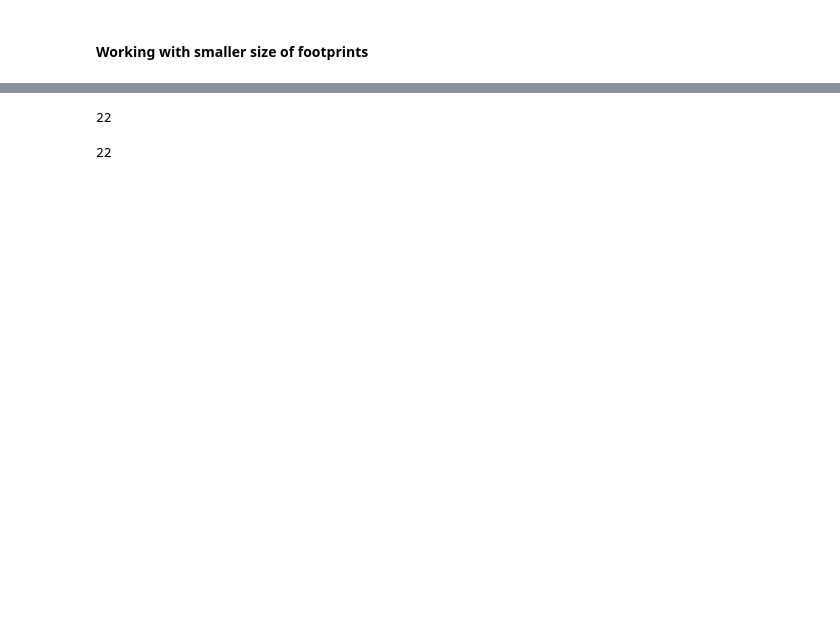
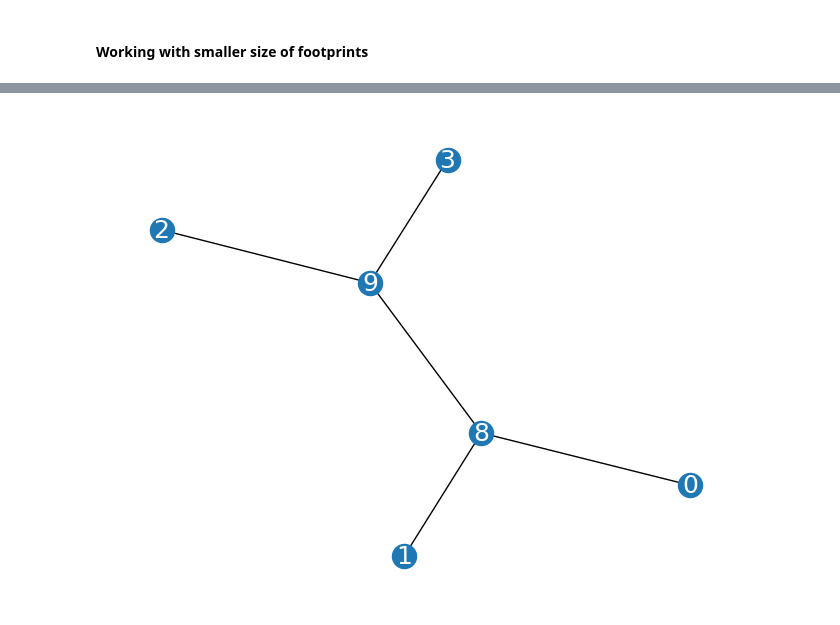
Before and after one commit to SummerHA90/2D_footprint_clustering, a Jupyter notebook: Prototyping_extbound_node_edge_weights.ipynb, the cells around one changed output, grey strips where cells are left out. Cells and saved outputs as stored; diff of their text form; code cells hidden in the pictures; blank space fills up the shorter version.

```diff
--- a/Prototyping_extbound_node_edge_weights.ipynb
+++ b/Prototyping_extbound_node_edge_weights.ipynb
@@ -308,3 +310,24 @@ all_node_ls_dict
   41: 35.462918304432826},
  {0: 0.0, 1: 0.0, 2: 0.0, 3: 0.0, 8: 5.070899115906369, 9: 5.077255974403495},
  {0: 0.0, 1: 0.0, 2: 0.0, 3: 0.0, 8: 5.320905914963464, 9: 5.343037799805207}]
+# %%
+# normalize the node_ls
+all_max_x_list = []
+all_min_x_list = []
+for item in all_node_ls_dict:
+    for key, value in item.items():
+        max_x = max(item.values())
+        min_x = min(item.values())
+        all_max_x_list.append(max_x)
+        all_min_x_list.append(min_x)
+    upper_x = max(all_max_x_list)
+    lower_x = min(all_min_x_list)
+print(f'max: {upper_x}')
+print(f'min: {lower_x}')
+
+for item in all_node_ls_dict:
+    for key, value in item.items():
+        #print(f'value:{value}')
+        item[key] = value/upper_x
+
+print(f'after{all_node_ls_dict}')
@@ -684,8 +632,17 @@ gs_149 = skeleton2networkx(ske_149)
+# %%
+# print networkx graphs
+nx.draw(gs_2, with_labels=True, font_size=18, font_color='white')
+# nx.draw(gs_151, with_labels=True, font_size=18, font_color='white')
+# nx.draw(gs_155, with_labels=True, font_size=18, font_color='white')
+# nx.draw(gs_183, with_labels=True, font_size=18, font_color='white')
+# nx.draw(gs_221, with_labels=True, font_size=18, font_color='white')
+# nx.draw(gs_224, with_labels=True, font_size=18, font_color='white')
+# nx.draw(gs_150, with_labels=True, font_size=18, font_color='white')
+# %% [output]
+[figure, added]
 # %%
-subset_ske = [ske_2,ske_151,ske_155,ske_183,ske_221,ske_224,ske_150,ske_132,ske_250,ske_0,ske_107,ske_87,ske_145,ske_84,ske_123,ske_110,ske_113,ske_240,ske_242,ske_126,ske_144,ske_149]
-len(subset_ske)
+#subset_ske = [ske_2,ske_151,ske_155,ske_183,ske_221,ske_224,ske_150,ske_132,ske_250,ske_0,ske_107,ske_87,ske_145,ske_84,ske_123,ske_110,ske_113,ske_240,ske_242,ske_126,ske_144,ske_149]
+subset_ske = [ske_2,ske_151,ske_155,ske_183,ske_221,ske_224,ske_150]
-# %% [output]
-22
 # %%
 # computing edge weight
 subset_weights = []
@@ -702,9 +659,7 @@ for skeleton in subset_ske:
     subset_weights.append(sub_weights)
 
 
-len(subset_weights)
+#len(subset_weights)
-# %% [output]
-22
 # %%
 subset_weights
 # %% [output]
```
Also changed, not shown: parts of 37 cells of this notebook, 12 other files.
